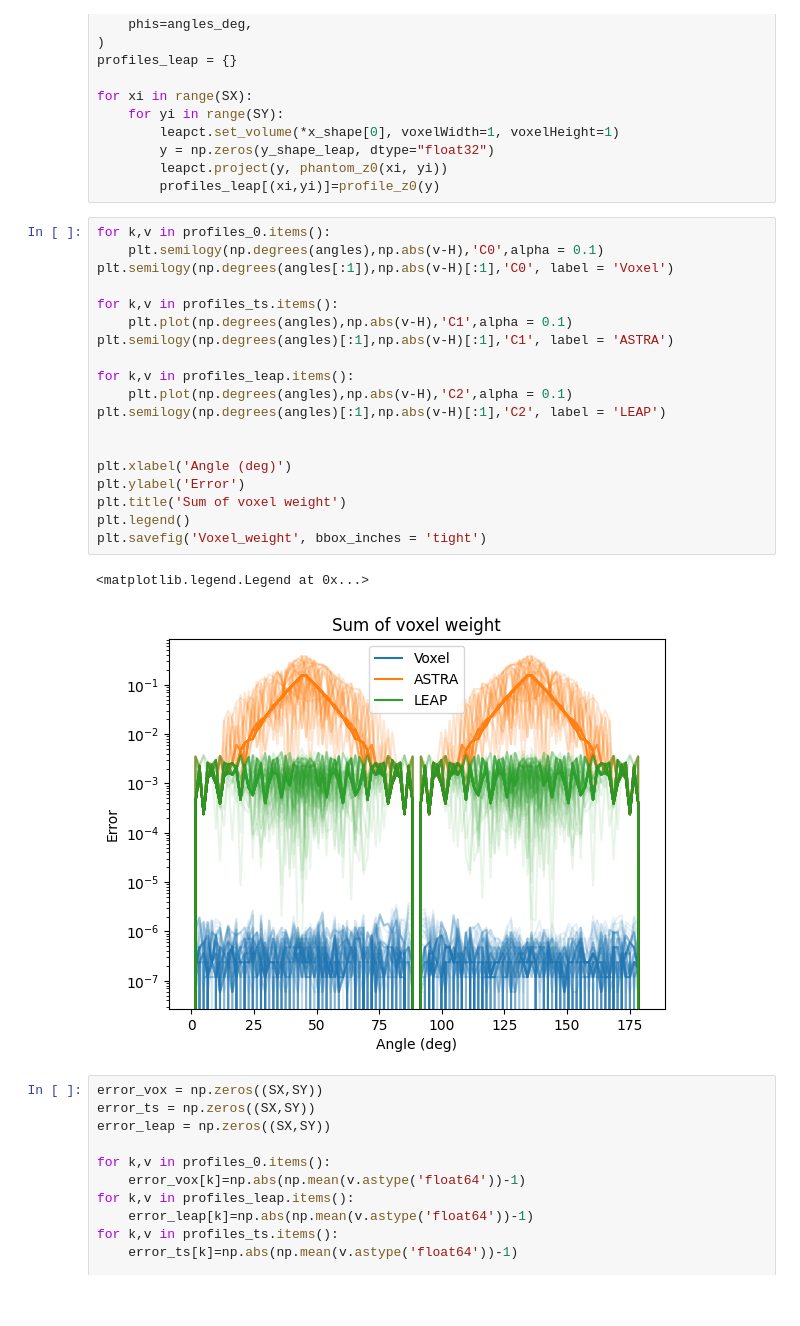
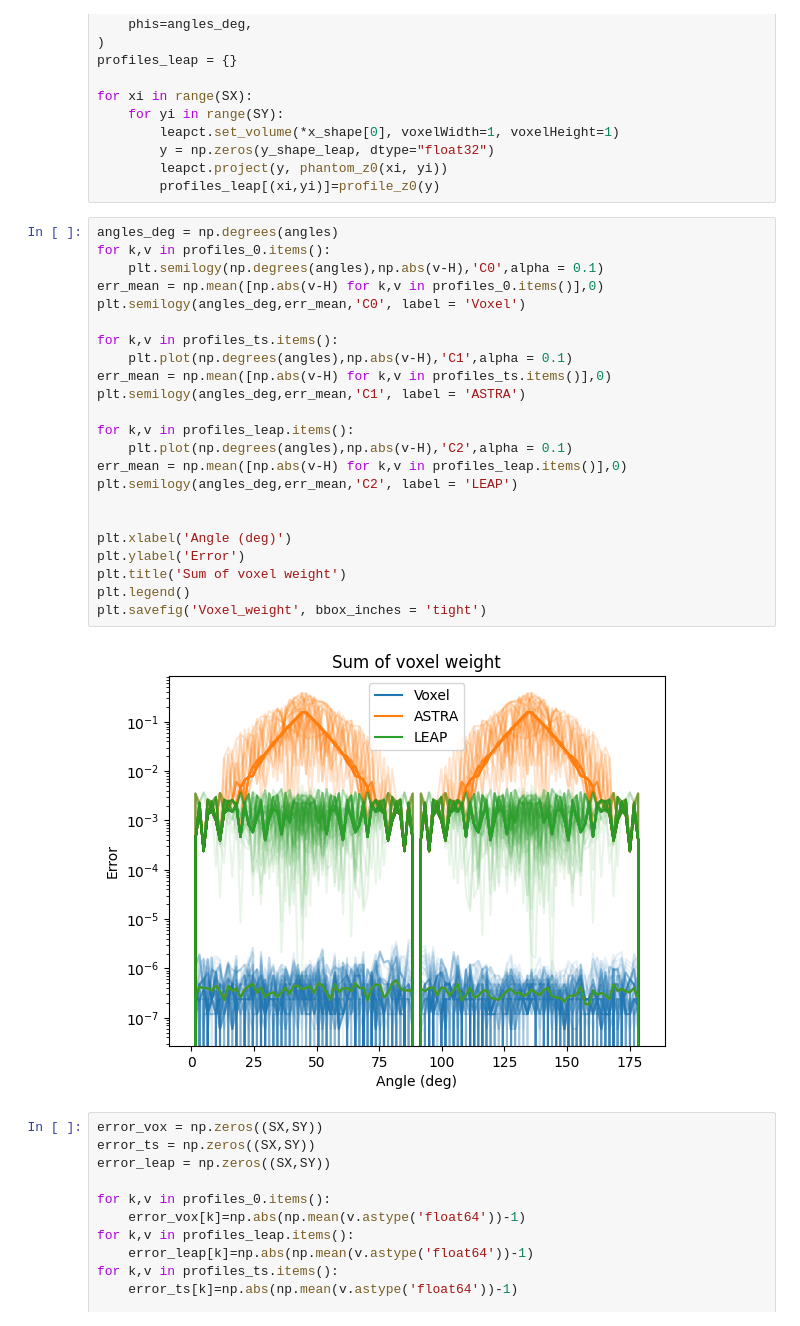
Before and after one commit to axarekma/voxelproj, a Jupyter notebook: Examples/WoxelWeight.ipynb, the cells around one changed output. Saved outputs shown, nothing was run; the diff lists cells and outputs as text; blank space fills up the shorter version.

Commit message:
Update image

```diff
--- a/Examples/WoxelWeight.ipynb
+++ b/Examples/WoxelWeight.ipynb
@@ -85,27 +82,30 @@ for xi in range(SX):
         leapct.project(y, phantom_z0(xi, yi))
         profiles_leap[(xi,yi)]=profile_z0(y)
 # %%
+angles_deg = np.degrees(angles)
 for k,v in profiles_0.items():
     plt.semilogy(np.degrees(angles),np.abs(v-H),'C0',alpha = 0.1)
-plt.semilogy(np.degrees(angles[:1]),np.abs(v-H)[:1],'C0', label = 'Voxel')
+err_mean = np.mean([np.abs(v-H) for k,v in profiles_0.items()],0)
+plt.semilogy(angles_deg,err_mean,'C0', label = 'Voxel')
 
 for k,v in profiles_ts.items():
     plt.plot(np.degrees(angles),np.abs(v-H),'C1',alpha = 0.1)
-plt.semilogy(np.degrees(angles)[:1],np.abs(v-H)[:1],'C1', label = 'ASTRA')
+err_mean = np.mean([np.abs(v-H) for k,v in profiles_ts.items()],0)
+plt.semilogy(angles_deg,err_mean,'C1', label = 'ASTRA')
 
 for k,v in profiles_leap.items():
     plt.plot(np.degrees(angles),np.abs(v-H),'C2',alpha = 0.1)
-plt.semilogy(np.degrees(angles)[:1],np.abs(v-H)[:1],'C2', label = 'LEAP')
+err_mean = np.mean([np.abs(v-H) for k,v in profiles_leap.items()],0)
+plt.semilogy(angles_deg,err_mean,'C2', label = 'LEAP')
 
 
 plt.xlabel('Angle (deg)')
 plt.ylabel('Error')
 plt.title('Sum of voxel weight')
 plt.legend()
 plt.savefig('Voxel_weight', bbox_inches = 'tight')
 # %% [output]
-<matplotlib.legend.Legend at 0x...>
-[figure, old version]
+[figure, new version]
 # %%
 error_vox = np.zeros((SX,SY))
 error_ts = np.zeros((SX,SY))
```
Also changed, not shown: parts of 1 cell of this notebook, 1 other file.
